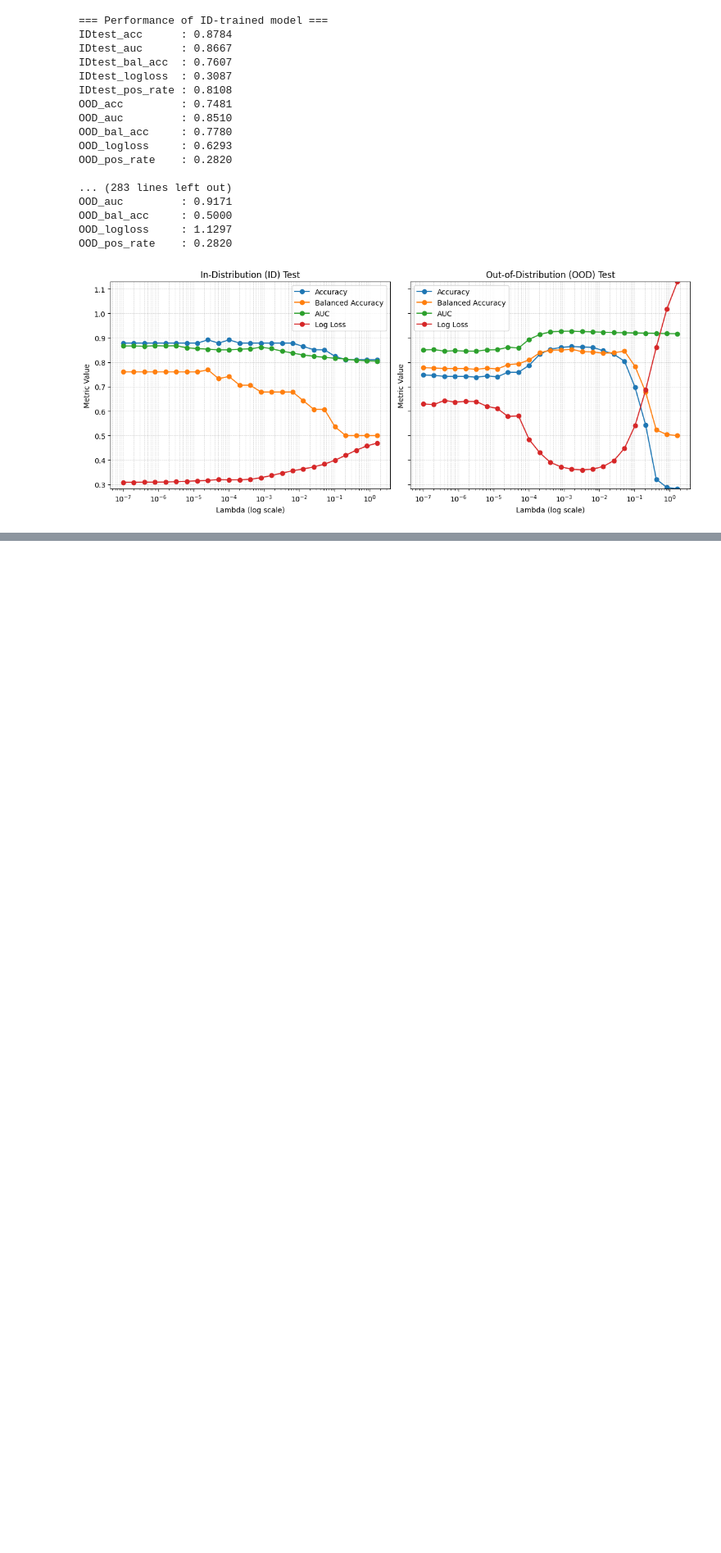
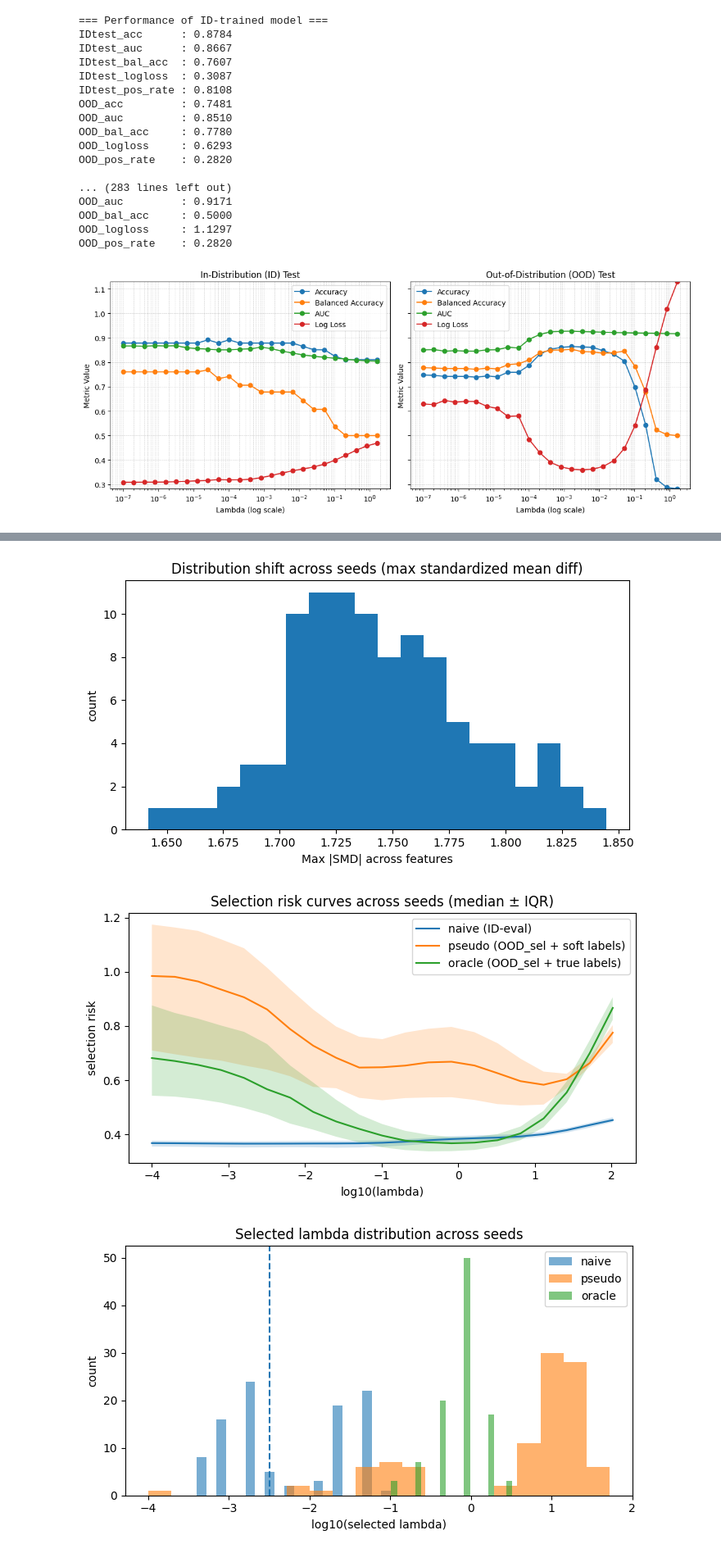
Before and after one commit to nathanweill/KRGLM, a Jupyter notebook: final_exp_raisin.ipynb, the cells around one changed output, grey strips where cells are left out. Shown at 82% size. Saved outputs shown, nothing was run; the diff lists cells and outputs as text; code cells hidden in the pictures; blank space fills up the shorter version.

```diff
--- a/final_exp_raisin.ipynb
+++ b/final_exp_raisin.ipynb
@@ -1206,3 +1206,42 @@ OOD_bal_acc     : 0.5000
 OOD_logloss     : 1.1297
 OOD_pos_rate    : 0.2820
 [figure]
+# %%
+seeds = [i+100 for i in range(100)]
+
+# imputer trained on small side, candidates on large side
+
+fit_kwargs_practical = dict(
+    mode="practical",   # optional; default is practical
+    n_splits=2,
+    repeats=5,
+    beta=2.0,
+    lbd_min=1e-4,
+    lbd_max=100.0,
+    lbd_tilde=1e-4,
+    ood_test_frac=0.35,
+    compute_auc=False,
+)
+
+fit_kwargs_theory = dict(
+    mode="theory",
+    id_holdout_frac=0.5,  # X2 size
+    stratify_id=True,
+    beta=2.0,
+    lbd_min=1e-4,
+    lbd_max=100.0,
+    lbd_tilde=1e-4,
+    ood_test_frac=0.35,
+    compute_auc=False,
+)
+
+results = paper_report(
+    x_tot=x_tot, y_tot=y_tot,
+    seeds=seeds,
+    split_id_ood=split_id_ood,
+    family="logistic",
+    fit_kwargs=fit_kwargs_practical,
+    alpha=0.05,
+    B=20000,
+)
+# %% [output]
@@ -1208,0 +1250,3 @@ OOD_pos_rate    : 0.2820
+[figure, added]
+[figure, added]
+[figure, added]
```
Also changed, not shown: parts of 1 cell of this notebook.
